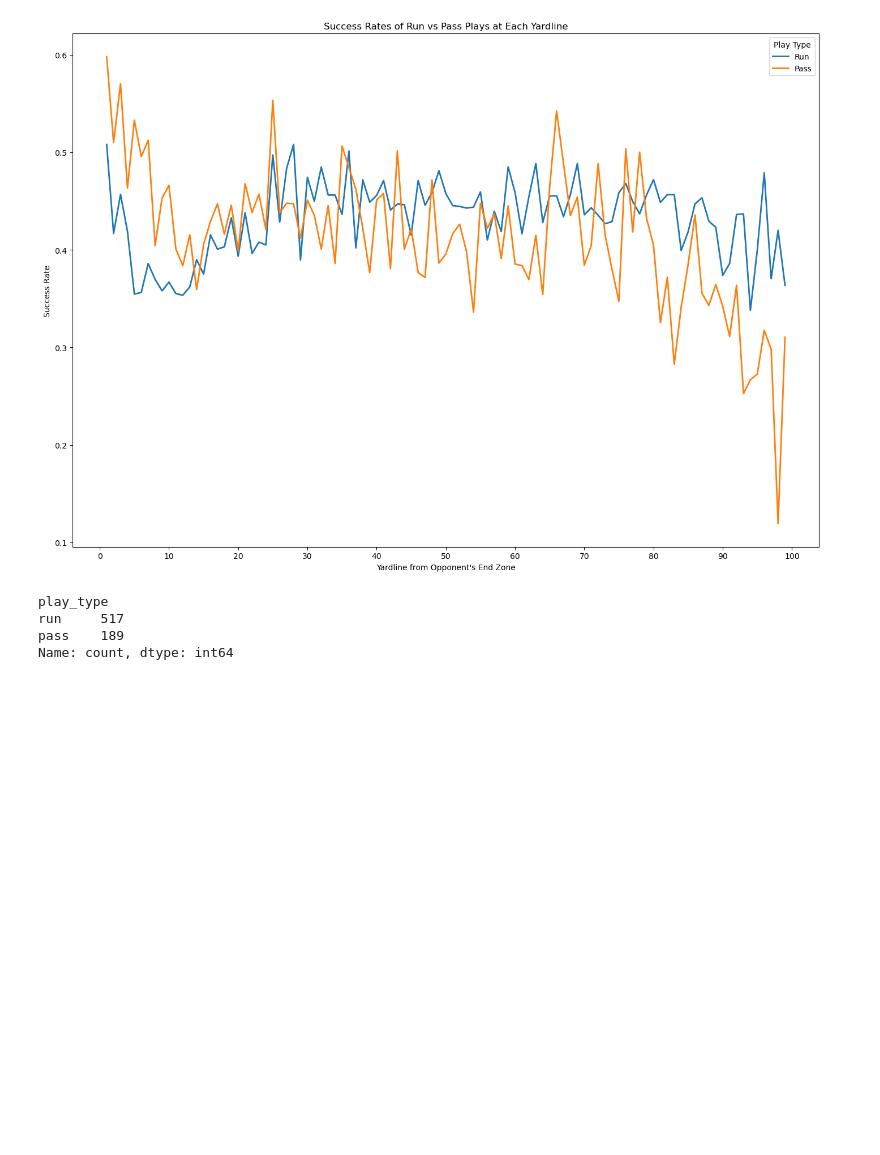
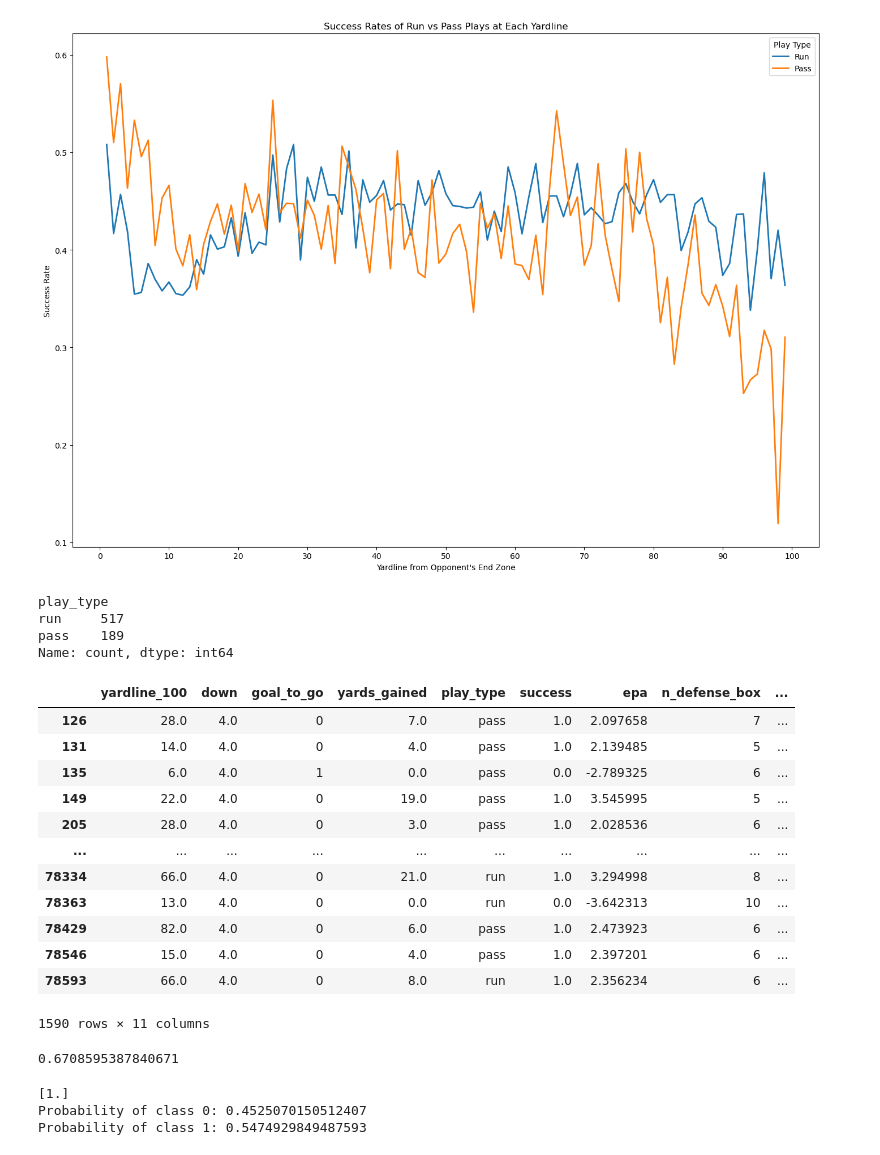
Before and after one commit to ilanbarr/555T-NFL-project, a Jupyter notebook: Defender_location.ipynb, the cells around one changed output. Saved outputs shown, nothing was run; the diff lists cells and outputs as text; code cells hidden in the pictures; blank space fills up the shorter version.

Commit message:
added model

```diff
--- a/Defender_location.ipynb
+++ b/Defender_location.ipynb
@@ -199,3 +201,57 @@ play_type
 run     517
 pass    189
 Name: count, dtype: int64
+# %%
+df_run_pass['is_pass'] = np.where(df_run_pass['play_type']=='run',0,1)
+# %%
+df_run_pass_4th = df_run_pass[df_run_pass['down']==4]
+df_run_pass_4th
+# %% [output]
+|  | yardline_100 | down | goal_to_go | yards_gained | play_type | success | epa | n_defense_box | ... |
+| 126 | 28.0 | 4.0 | 0 | 7.0 | pass | 1.0 | 2.097658 | 7 | ... |
+| 131 | 14.0 | 4.0 | 0 | 4.0 | pass | 1.0 | 2.139485 | 5 | ... |
+| 135 | 6.0 | 4.0 | 1 | 0.0 | pass | 0.0 | -2.789325 | 6 | ... |
+| 149 | 22.0 | 4.0 | 0 | 19.0 | pass | 1.0 | 3.545995 | 5 | ... |
+| 205 | 28.0 | 4.0 | 0 | 3.0 | pass | 1.0 | 2.028536 | 6 | ... |
+| ... | ... | ... | ... | ... | ... | ... | ... | ... | ... |
+| 78334 | 66.0 | 4.0 | 0 | 21.0 | run | 1.0 | 3.294998 | 8 | ... |
+| 78363 | 13.0 | 4.0 | 0 | 0.0 | run | 0.0 | -3.642313 | 10 | ... |
+| 78429 | 82.0 | 4.0 | 0 | 6.0 | pass | 1.0 | 2.473923 | 6 | ... |
+| 78546 | 15.0 | 4.0 | 0 | 4.0 | pass | 1.0 | 2.397201 | 6 | ... |
+| 78593 | 66.0 | 4.0 | 0 | 8.0 | run | 1.0 | 2.356234 | 6 | ... |
+1590 rows × 11 columns
+# %%
+from sklearn.model_selection import train_test_split
+from sklearn.linear_model import LogisticRegression
+from sklearn.metrics import classification_report, accuracy_score
+
+X = df_run_pass_4th[['yardline_100','ydstogo','goal_to_go','is_pass','n_defense_box']]
+y = df_run_pass_4th['success']
+
+X_train, X_test, y_train, y_test = train_test_split(X, y, test_size=0.3, random_state=42)
+
+# Initializing and training the logistic regression model
+model = LogisticRegression()
+model.fit(X_train, y_train)
+
+# Predicting on the test set
+y_pred = model.predict(X_test)
+
+# Evaluating the model
+accuracy = accuracy_score(y_test, y_pred)
+report = classification_report(y_test, y_pred)
+
+accuracy
+# %% [output]
+0.6708595387840671
+# %%
+test = np.array([[28, 1, 0,1, 6]])
+print(model.predict(test))
+predicted_probabilities = model.predict_proba(test)
+
+print("Probability of class 0:", predicted_probabilities[0][0])
+print("Probability of class 1:", predicted_probabilities[0][1])
+# %% [output]
+[1.]
+Probability of class 0: 0.4525070150512407
+Probability of class 1: 0.5474929849487593
```
Also changed, not shown: parts of 5 cells of this notebook.
